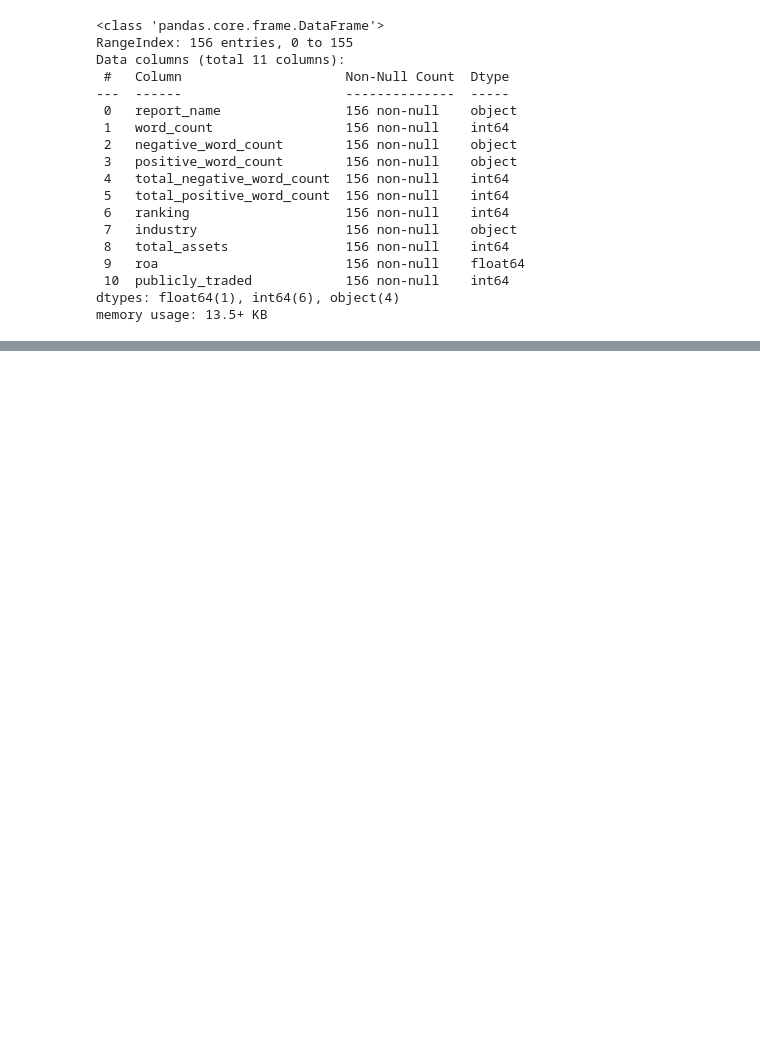
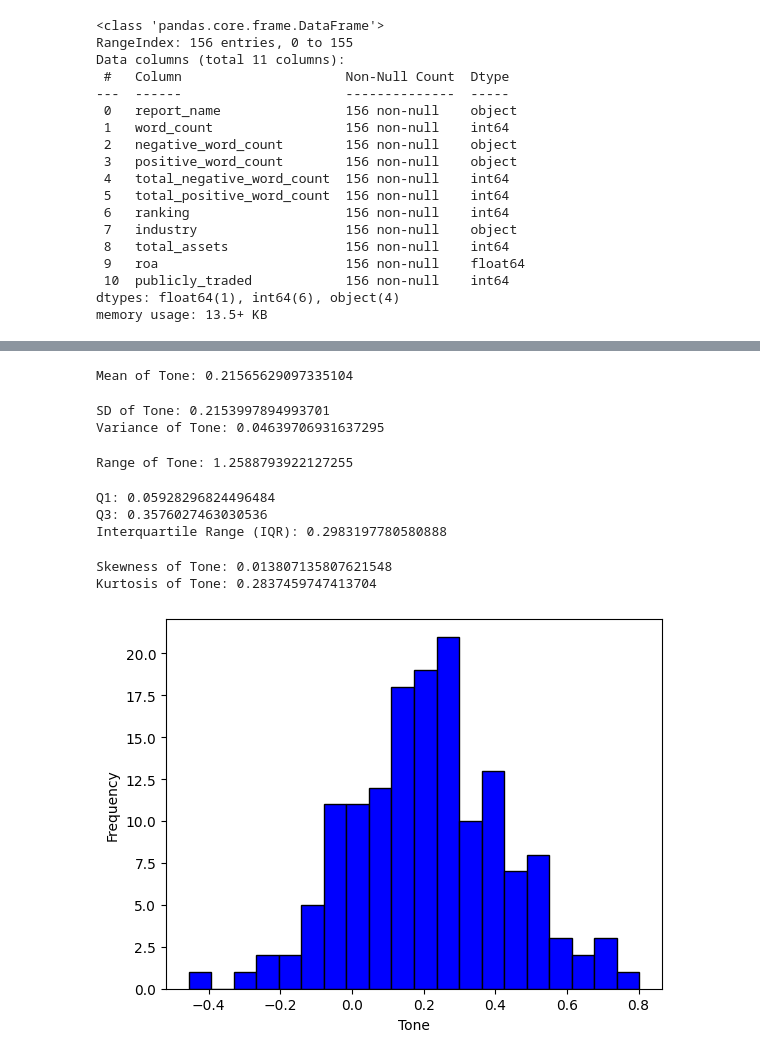
Before and after one commit to AxelWio/sustainability_analysis, a Jupyter notebook: Reportanalysis.ipynb, the cells around one changed output, grey strips where cells are left out. Cells and saved outputs as stored; diff of their text form; code cells hidden in the pictures; blank space fills up the shorter version.

```diff
--- a/Reportanalysis.ipynb
+++ b/Reportanalysis.ipynb
@@ -743,0 +420,15 @@ Notes:
+# %%
+# Load the CSV file
+df = pd.read_csv('report_table_final.csv')
+
+# String column with dict inside to dict
+df['positive_word_count'] = df.positive_word_count.map(eval)
+df['negative_word_count'] = df.negative_word_count.map(eval)
+
+# Calculate the total positive and negative word counts
+total_positive = df['total_positive_word_count'].sum()
+total_negative = df['total_negative_word_count'].sum()
+
+# Print the results
+print(f"Total Positive Word Count: {total_positive}")
+print(f"Total Negative Word Count: {total_negative}")
@@ -743,0 +512,54 @@ Notes:
+# %%
+mean_tone = df['tone'].mean()
+print(f"Mean of Tone: {mean_tone}")
+# %% [output]
+Mean of Tone: 0.21565629097335104
+# %%
+std_deviation_tone = df['tone'].std()
+variance_tone = df['tone'].var()
+
+print(f"SD of Tone: {std_deviation_tone}")
+print(f"Variance of Tone: {variance_tone}")
+# %% [output]
+SD of Tone: 0.2153997894993701
+Variance of Tone: 0.04639706931637295
+# %%
+range_tone = df['tone'].max() - df['tone'].min()
+
+print(f"Range of Tone: {range_tone}")
+# %% [output]
+Range of Tone: 1.2588793922127255
+# %%
+import pandas as pd
+
+# Assuming df is your DataFrame
+Q1 = df['tone'].quantile(0.25)
+Q3 = df['tone'].quantile(0.75)
+IQR = Q3 - Q1
+
+print("Q1:", Q1)
+print("Q3:", Q3)
+print("Interquartile Range (IQR):", IQR)
+# %% [output]
+Q1: 0.05928296824496484
+Q3: 0.3576027463030536
+Interquartile Range (IQR): 0.2983197780580888
+# %%
+skewness_tone = df['tone'].skew()
+kurtosis_tone = df['tone'].kurtosis()
+
+print(f"Skewness of Tone: {skewness_tone}")
+print(f"Kurtosis of Tone: {kurtosis_tone}")
+# %% [output]
+Skewness of Tone: 0.013807135807621548
+Kurtosis of Tone: 0.2837459747413704
+# %%
+# Plotting the histogram
+plt.hist(df['tone'], bins=20, color='blue', edgecolor='black')
+plt.xlabel('Tone')
+plt.ylabel('Frequency')
+
+# Display the histogram
+plt.show()
+# %% [output]
+[figure, added]
```
Also changed, not shown: parts of 60 cells of this notebook.
